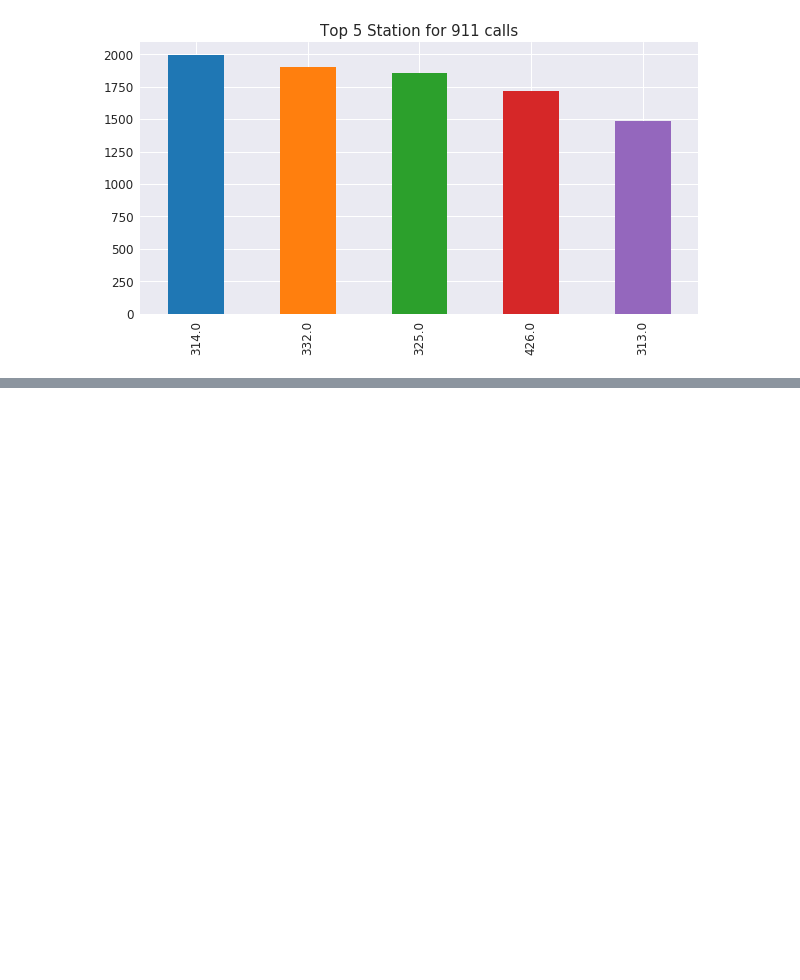
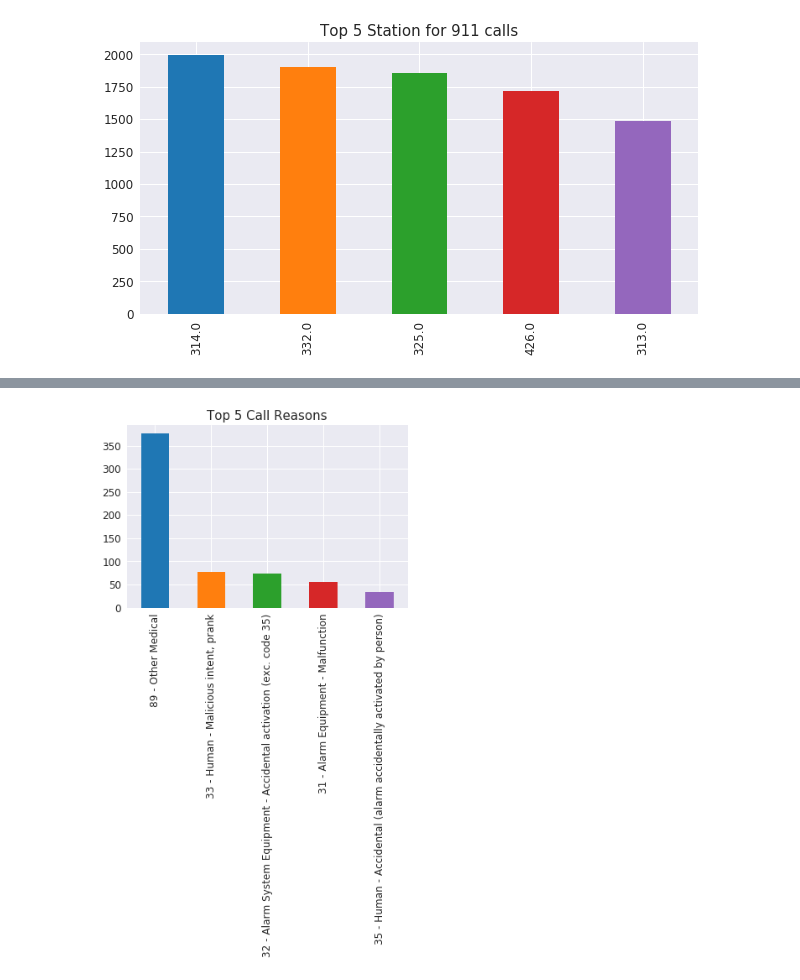
Before and after one commit to kylelee417/Capstone-Project, a Jupyter notebook: project.ipynb, the cells around one changed output, grey strips where cells are left out. Cells and saved outputs as stored; diff of their text form; code cells hidden in the pictures; blank space fills up the shorter version.

```diff
--- a/project.ipynb
+++ b/project.ipynb
@@ -235,0 +206,3 @@ to_df.loc[to_df['Intersection'] == 'Dundas St E / Sherbourne St']
+# %%
+to_df.rename(columns = {'Fianl Incident Type':'call_reason'}, inplace=True)
+to_df.head()
@@ -255,3 +255,0 @@ plt.show()
-# %%
-to_df.rename(columns = {'Final Incident Type':'call_reason'}, inplace=True)
-to_df['Call_Reason'] = to_df.call_reason.apply(lambda title: title.split(':')[0])
@@ -267,0 +256,7 @@ TypeError: cannot compare a dtyped [float64] array with a scalar of type [bool]
+# %%
+# Filtering the DataFrame with top 5 intersections and station
+to_df.rename(columns = {'Final Incident Type':'call_reason'}, inplace=True)
+
+new_to_df = to_df[(to_df['Intersection'] == 'Dundas St E / Sherbourne St') | (to_df['Intersection']=='Sherbourne St / Shuter St / Moss Park Trl') | (to_df['Intersection']=='Wellesley St E / Bleecker St') |(to_df['Intersection']=='St Clair Ave E / Warden Ave')| (to_df['Intersection']=='Yonge St / Gerrard St E / Gerrard St W') ]
+top_to_df = new_to_df[(new_to_df['station_id'] == 313.0) | (new_to_df['station_id']==314.0) | (new_to_df['station_id']==325.0) |(new_to_df['station_id']==332.0)| (new_to_df['station_id']==426.0) ]
+top_to_df.head()
@@ -267,0 +281,8 @@ TypeError: cannot compare a dtyped [float64] array with a scalar of type [bool]
+# %%
+new_to_df.call_reason.value_counts().head().plot(kind='bar')
+plt.tick_params(axis='both',labelsize =12)
+plt.title('Top 5 Call Reasons',fontsize=15)
+
+plt.show()
+# %% [output]
+[figure, added]
```
Also changed, not shown: parts of 34 cells of this notebook.
